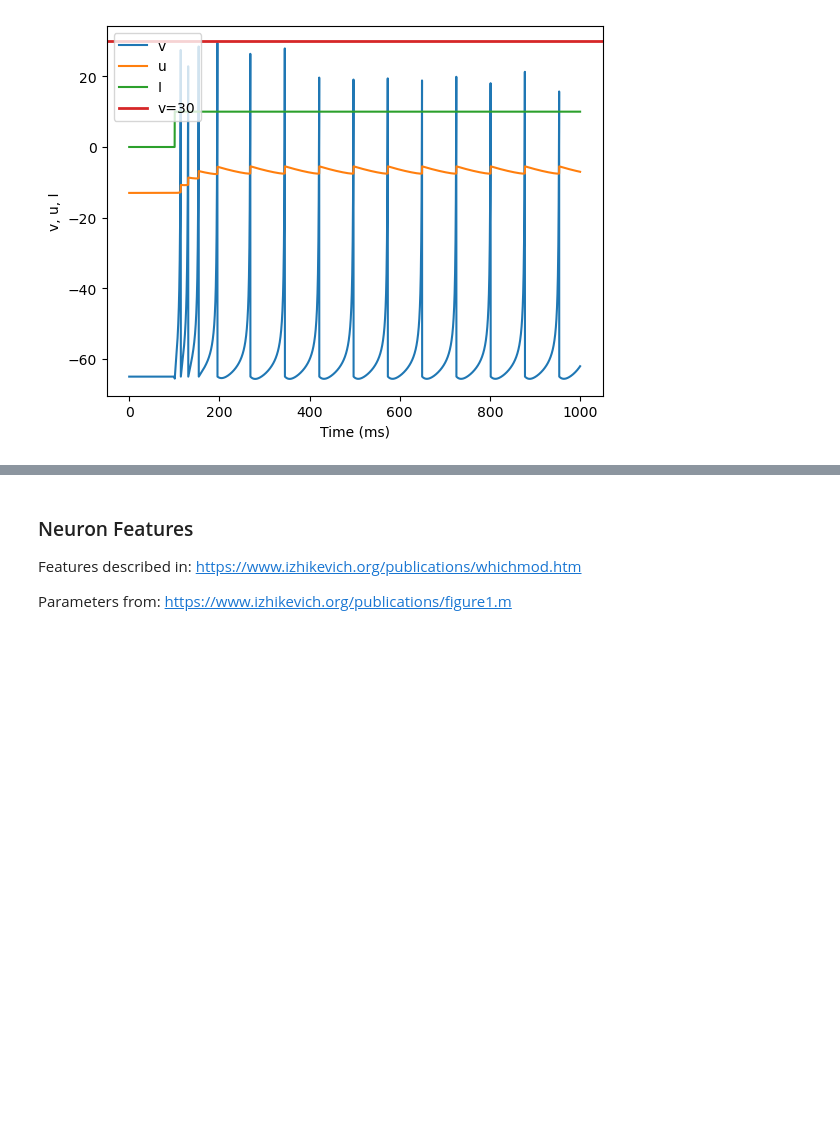
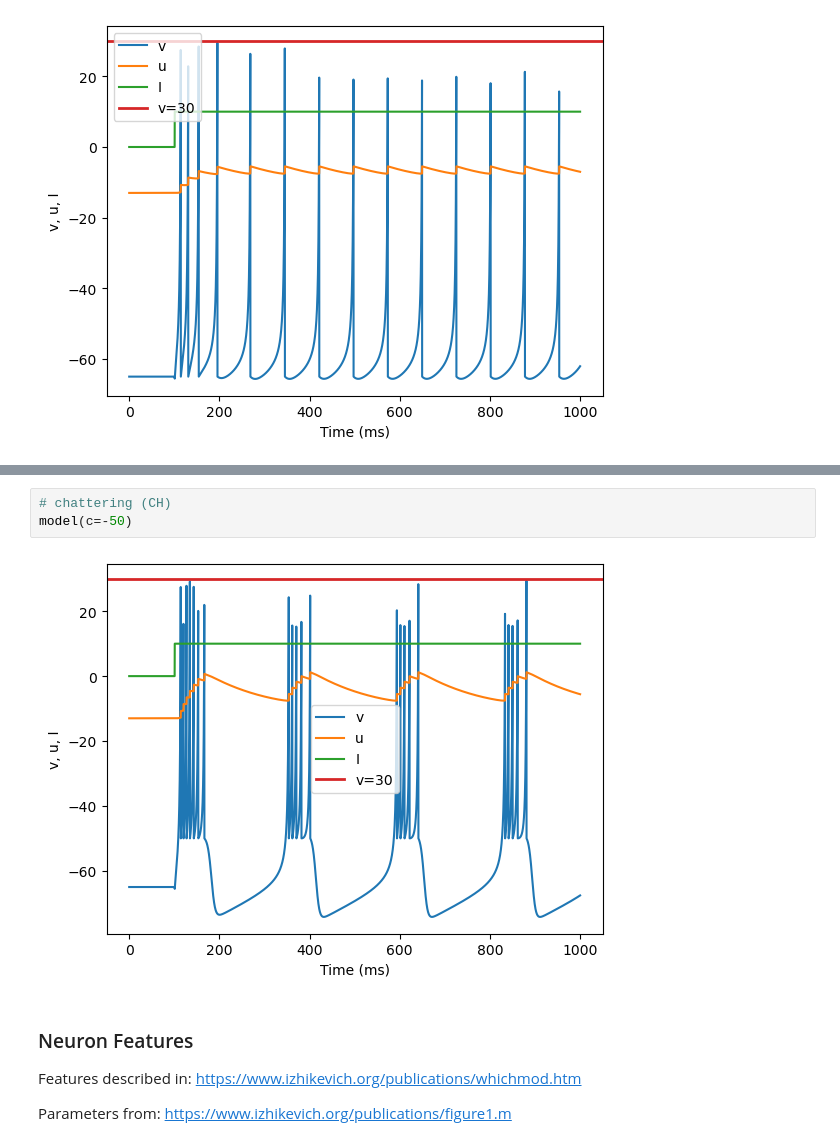
Before and after one commit to y-ng/SYDE-552, a Jupyter notebook: main.ipynb, the cells around one changed output, grey strips where cells are left out. Cells and saved outputs as stored; diff of their text form; blank space fills up the shorter version.

```diff
--- a/main.ipynb
+++ b/main.ipynb
@@ -103,3 +91,8 @@ model()
+# %%
+# chattering (CH)
+model(c=-50)
+# %% [output]
+[figure, added]
 # %% [markdown]
 ### Neuron Features
 
```
Also changed, not shown: parts of 10 cells of this notebook.
